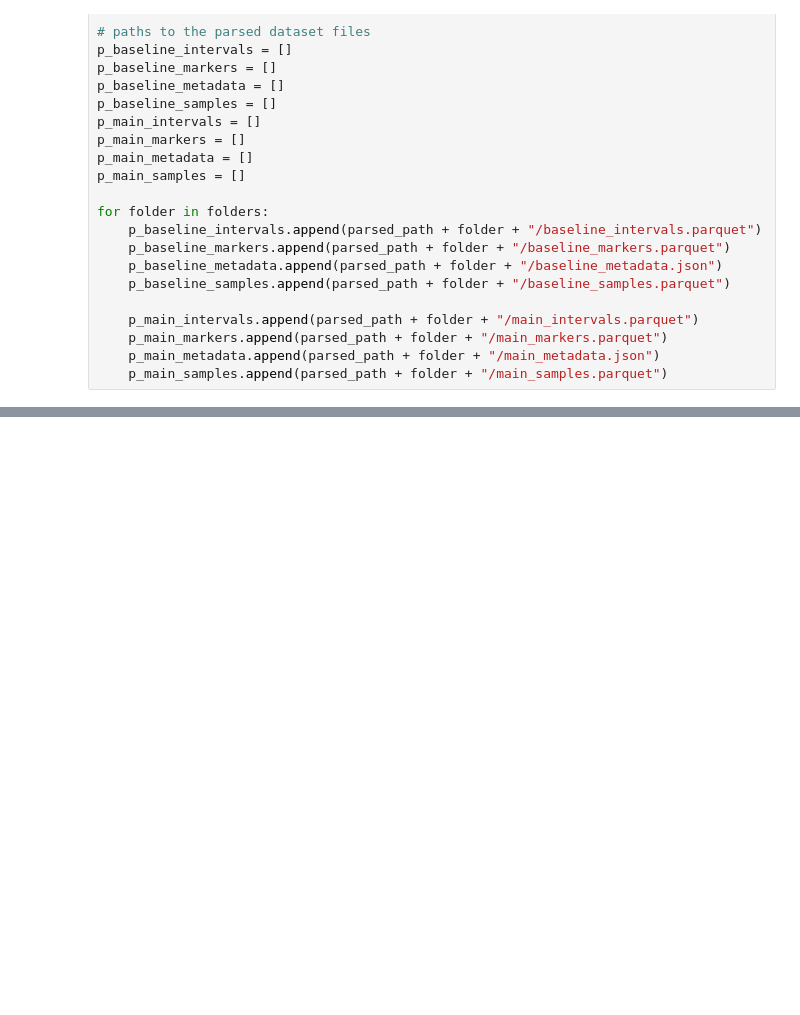
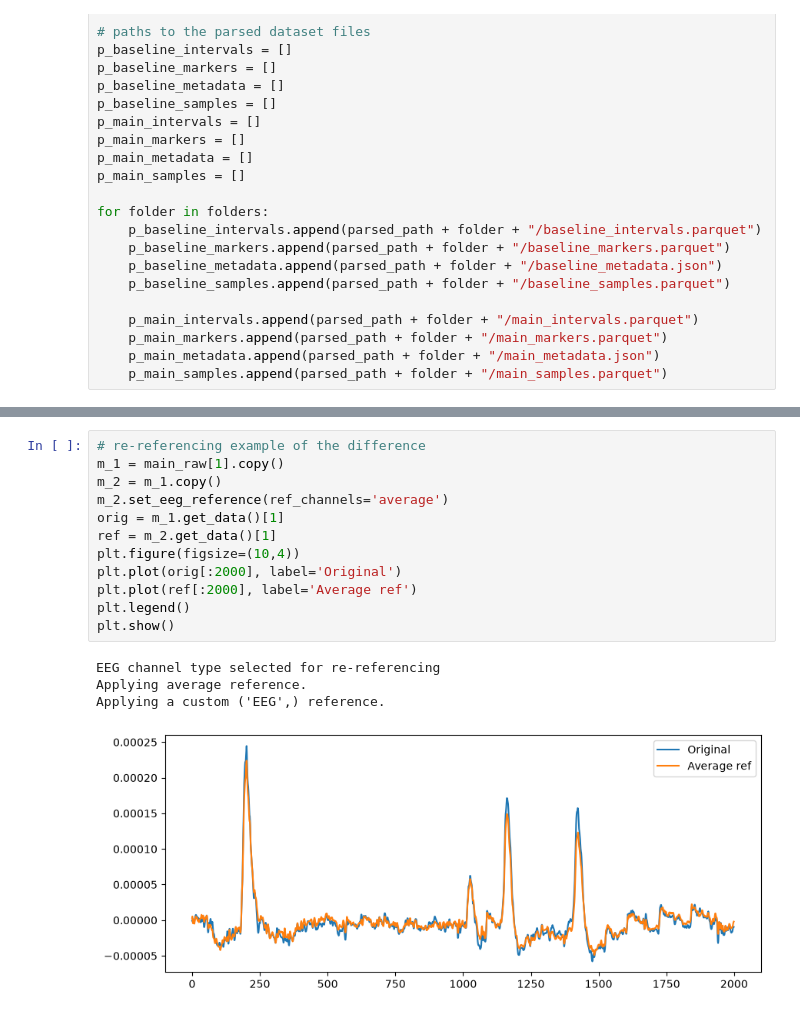
Before and after one commit to ffountainer/eeg-to-code, a Jupyter notebook: preprocessing/preprocess.ipynb, the cells around one changed output, grey strips where cells are left out. Drawn from its saved outputs; the diff is of its cells as text; blank space fills up the shorter version.

Commit message:
feat[preprocessing]: re-reference dataset

```diff
--- a/preprocessing/preprocess.ipynb
+++ b/preprocessing/preprocess.ipynb
@@ -119 +130,18 @@ Ready.
+# %%
+# re-referencing example of the difference
+m_1 = main_raw[1].copy()
+m_2 = m_1.copy()
+m_2.set_eeg_reference(ref_channels='average')
+orig = m_1.get_data()[1]
+ref = m_2.get_data()[1]
+plt.figure(figsize=(10,4))
+plt.plot(orig[:2000], label='Original')
+plt.plot(ref[:2000], label='Average ref')
+plt.legend()
+plt.show()
+# %% [output]
+EEG channel type selected for re-referencing
+Applying average reference.
+Applying a custom ('EEG',) reference.
+[figure, added]
 # %%
```
Also changed, not shown: parts of 4 cells of this notebook.
